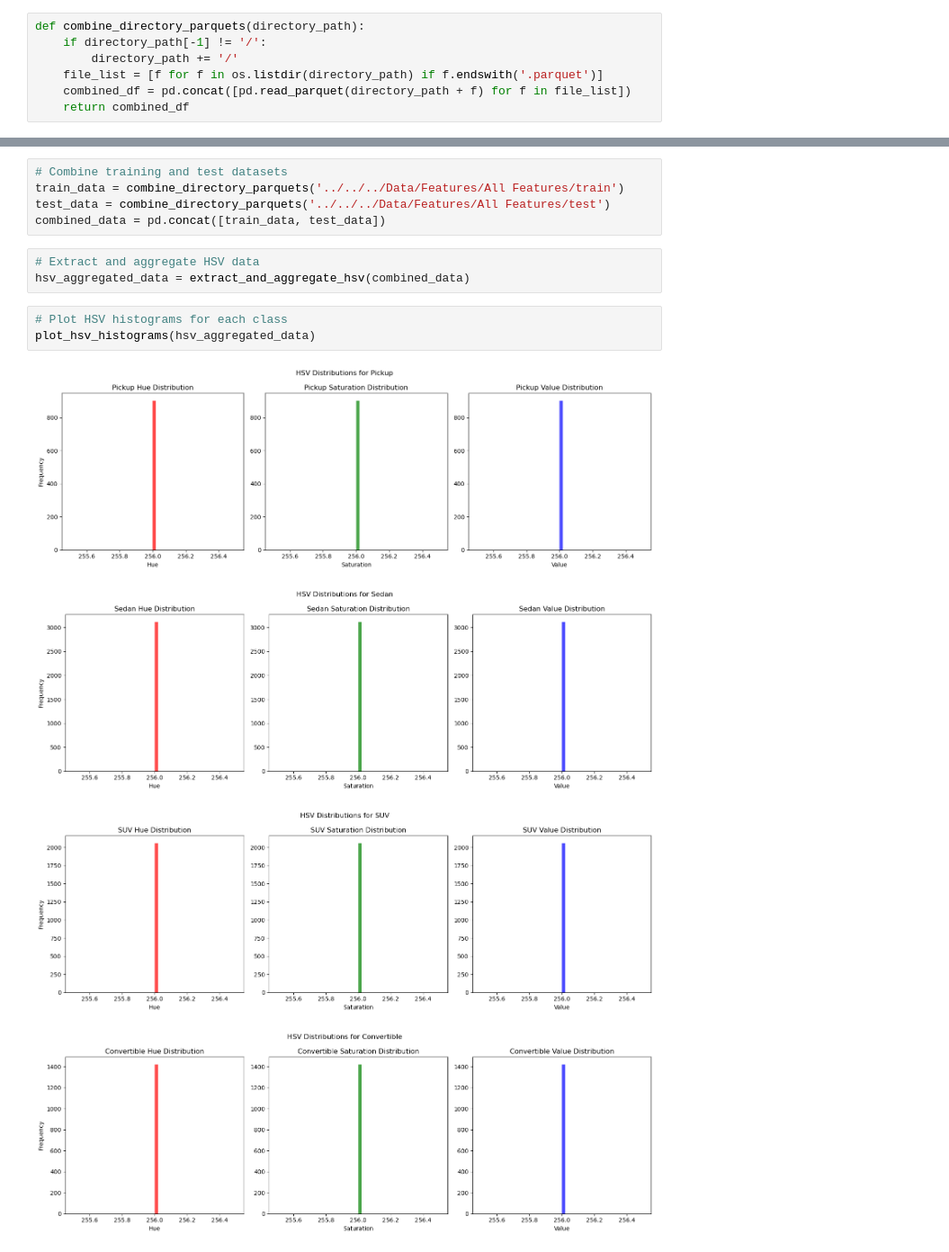
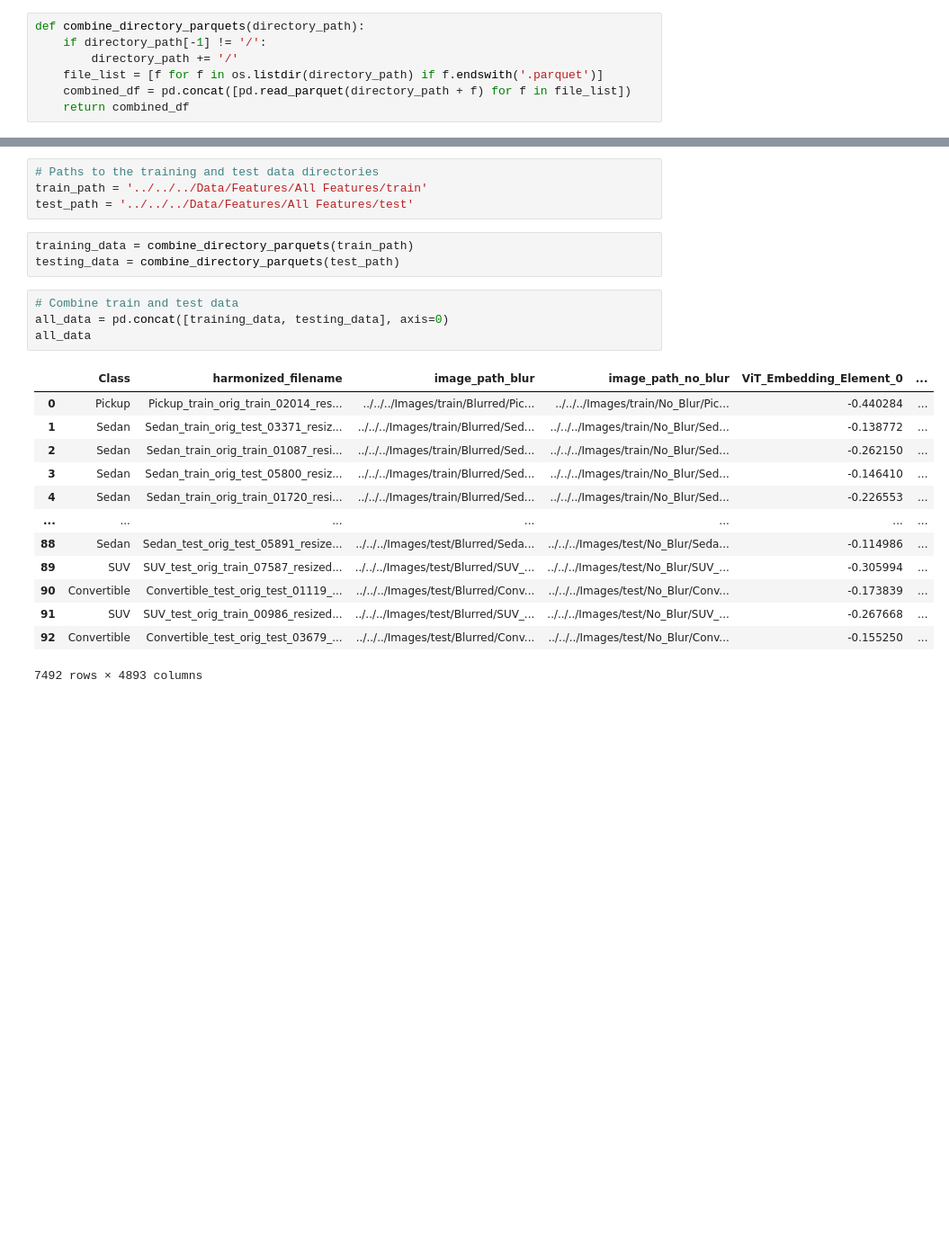
Before and after one commit to ijyliu/computer-vision-project, a Jupyter notebook: Code/Feature Construction/Color Histograms/avg-HSV-plot.ipynb, the cells around one changed output, grey strips where cells are left out. Shown at 90% size. Saved outputs shown, nothing was run; the diff lists cells and outputs as text; blank space fills up the shorter version.

```diff
--- a/Code/Feature Construction/Color Histograms/avg-HSV-plot.ipynb
+++ b/Code/Feature Construction/Color Histograms/avg-HSV-plot.ipynb
@@ -68,16 +13,25 @@ def plot_hsv_histograms(avg_data):
 # %%
-# Combine training and test datasets
-train_data = combine_directory_parquets('../../../Data/Features/All Features/train')
-test_data = combine_directory_parquets('../../../Data/Features/All Features/test')
-combined_data = pd.concat([train_data, test_data])
+# Paths to the training and test data directories
+train_path = '../../../Data/Features/All Features/train'
+test_path = '../../../Data/Features/All Features/test'
-# %%
-# Extract and aggregate HSV data
-hsv_aggregated_data = extract_and_aggregate_hsv(combined_data)
-# %%
-# Plot HSV histograms for each class
-plot_hsv_histograms(hsv_aggregated_data)
-# %% [output]
-[figure, removed]
-[figure, removed]
-[figure, removed]
-[figure, removed]
+# %%
+training_data = combine_directory_parquets(train_path)
+testing_data = combine_directory_parquets(test_path)
+# %%
+# Combine train and test data
+all_data = pd.concat([training_data, testing_data], axis=0)
+all_data
+# %% [output]
+|  | Class | harmonized_filename | image_path_blur | image_path_no_blur | ViT_Embedding_Element_0 | ... |
+| 0 | Pickup | Pickup_train_orig_train_02014_res... | ../../../Images/train/Blurred/Pic... | ../../../Images/train/No_Blur/Pic... | -0.440284 | ... |
+| 1 | Sedan | Sedan_train_orig_test_03371_resiz... | ../../../Images/train/Blurred/Sed... | ../../../Images/train/No_Blur/Sed... | -0.138772 | ... |
+| 2 | Sedan | Sedan_train_orig_train_01087_resi... | ../../../Images/train/Blurred/Sed... | ../../../Images/train/No_Blur/Sed... | -0.262150 | ... |
+| 3 | Sedan | Sedan_train_orig_test_05800_resiz... | ../../../Images/train/Blurred/Sed... | ../../../Images/train/No_Blur/Sed... | -0.146410 | ... |
+| 4 | Sedan | Sedan_train_orig_train_01720_resi... | ../../../Images/train/Blurred/Sed... | ../../../Images/train/No_Blur/Sed... | -0.226553 | ... |
+| ... | ... | ... | ... | ... | ... | ... |
+| 88 | Sedan | Sedan_test_orig_test_05891_resize... | ../../../Images/test/Blurred/Seda... | ../../../Images/test/No_Blur/Seda... | -0.114986 | ... |
+| 89 | SUV | SUV_test_orig_train_07587_resized... | ../../../Images/test/Blurred/SUV_... | ../../../Images/test/No_Blur/SUV_... | -0.305994 | ... |
+| 90 | Convertible | Convertible_test_orig_test_01119_... | ../../../Images/test/Blurred/Conv... | ../../../Images/test/No_Blur/Conv... | -0.173839 | ... |
+| 91 | SUV | SUV_test_orig_train_00986_resized... | ../../../Images/test/Blurred/SUV_... | ../../../Images/test/No_Blur/SUV_... | -0.267668 | ... |
+| 92 | Convertible | Convertible_test_orig_test_03679_... | ../../../Images/test/Blurred/Conv... | ../../../Images/test/No_Blur/Conv... | -0.155250 | ... |
+7492 rows × 4893 columns
```
Also changed, not shown: parts of 4 cells of this notebook.
